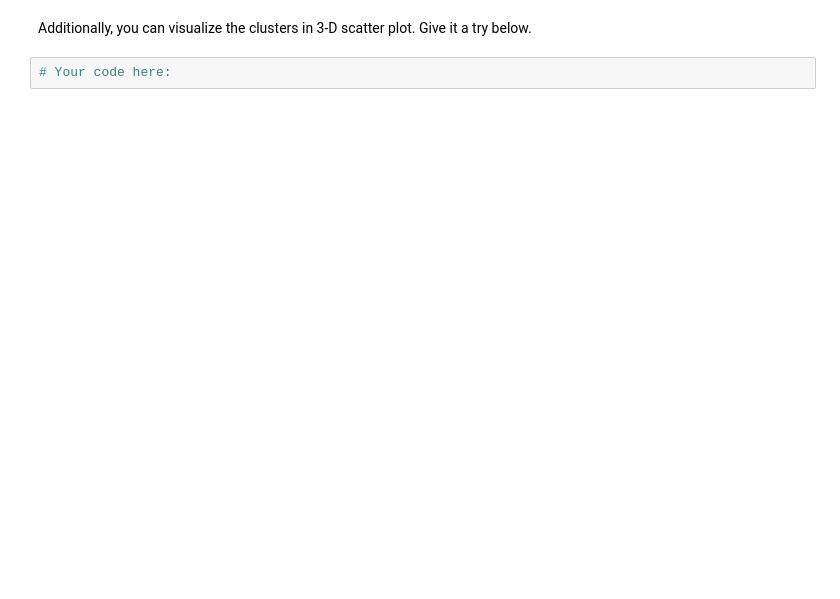
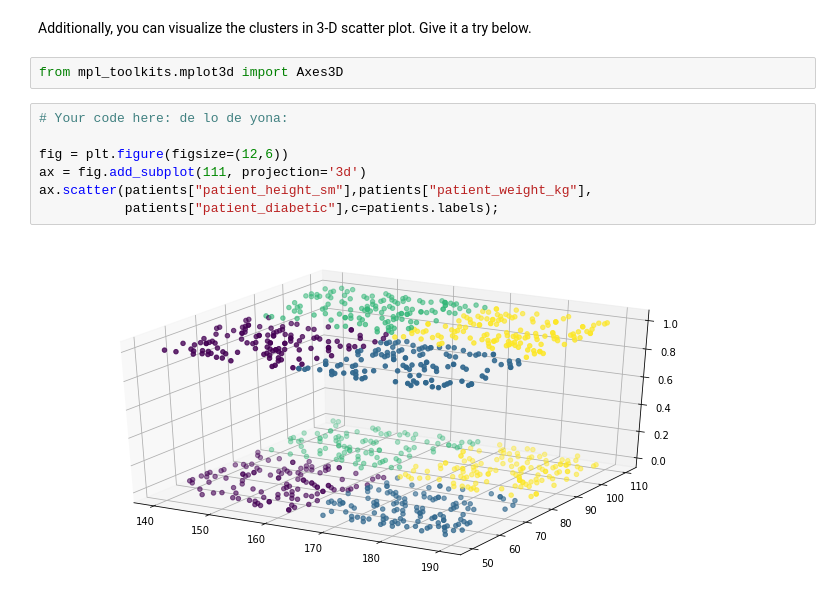
Before and after one commit to ironhack-datalabs/datamex0320, a Jupyter notebook: module-3/lab-sklearn-and-unsupervised-learning/your-code/main.ipynb, the cells around one changed output. Drawn from its saved outputs; the diff is of its cells as text; blank space fills up the shorter version.

```diff
--- a/module-3/lab-sklearn-and-unsupervised-learning/your-code/main.ipynb
+++ b/module-3/lab-sklearn-and-unsupervised-learning/your-code/main.ipynb
@@ -488,4 +501,13 @@ plt.scatter(patients["patient_weight_kg"],patients["patient_height_sm"], c=patie
 # %% [markdown]
 Additionally, you can visualize the clusters in 3-D scatter plot. Give it a try below.
-# %%
-# Your code here:
+# %%
+from mpl_toolkits.mplot3d import Axes3D
+# %%
+# Your code here: de lo de yona:
+
+fig = plt.figure(figsize=(12,6))
+ax = fig.add_subplot(111, projection='3d')
+ax.scatter(patients["patient_height_sm"],patients["patient_weight_kg"],
+           patients["patient_diabetic"],c=patients.labels);
+# %% [output]
+[figure, added]
```
Also changed, not shown: parts of 1 cell of this notebook.
